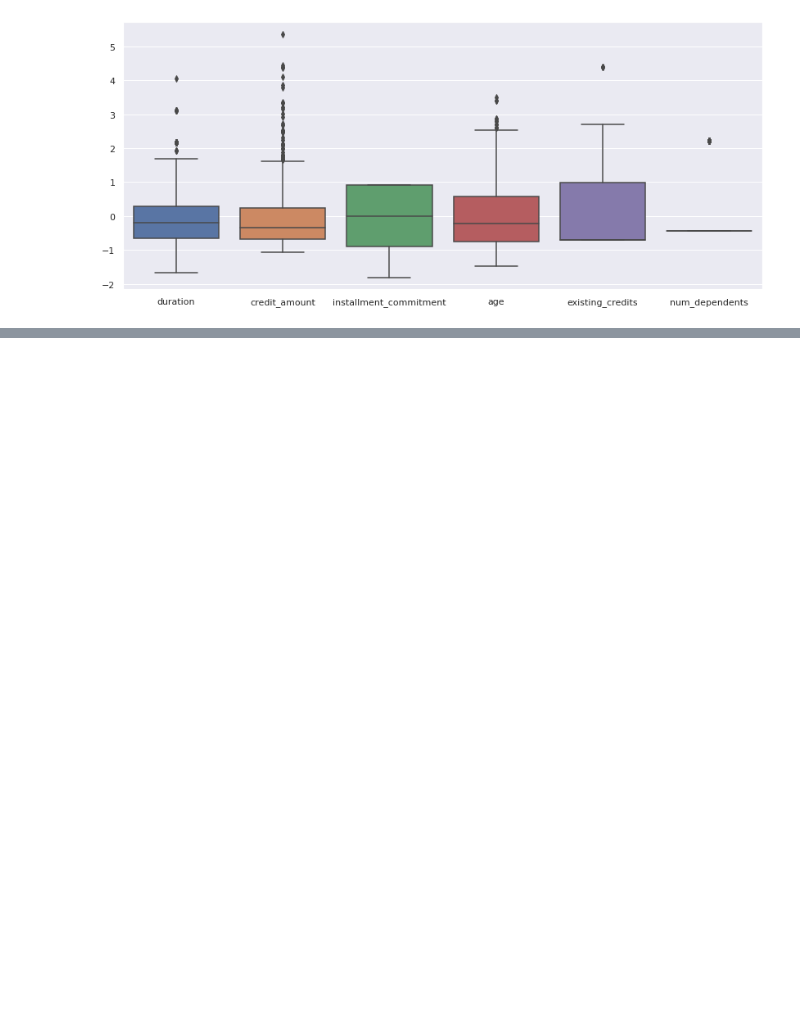
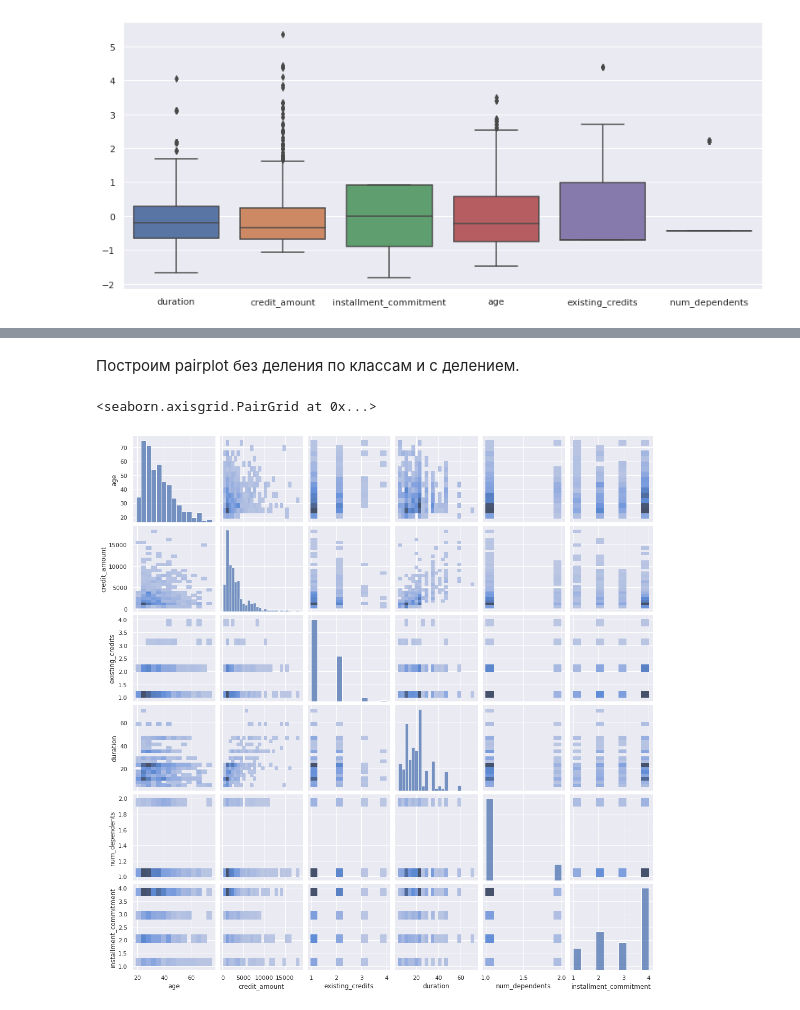
Before and after one commit to elmanelman/data-mining-class, a Jupyter notebook: lab1_task.ipynb, the cells around one changed output, grey strips where cells are left out. Saved outputs shown, nothing was run; the diff lists cells and outputs as text; code cells hidden in the pictures; blank space fills up the shorter version.

```diff
--- a/lab1_task.ipynb
+++ b/lab1_task.ipynb
@@ -137,0 +233,8 @@ NameError: name 'credit_df' is not defined
+# %% [markdown]
+Построим pairplot без деления по классам и с делением.
+# %%
+# sns.pairplot(np.log(credit_df[quantitative_cols]), kind="hist")
+sns.pairplot(credit_df[quantitative_cols], kind="hist")
+# %% [output]
+<seaborn.axisgrid.PairGrid at 0x...>
+[figure, added]
```
Also changed, not shown: parts of 15 cells of this notebook.
